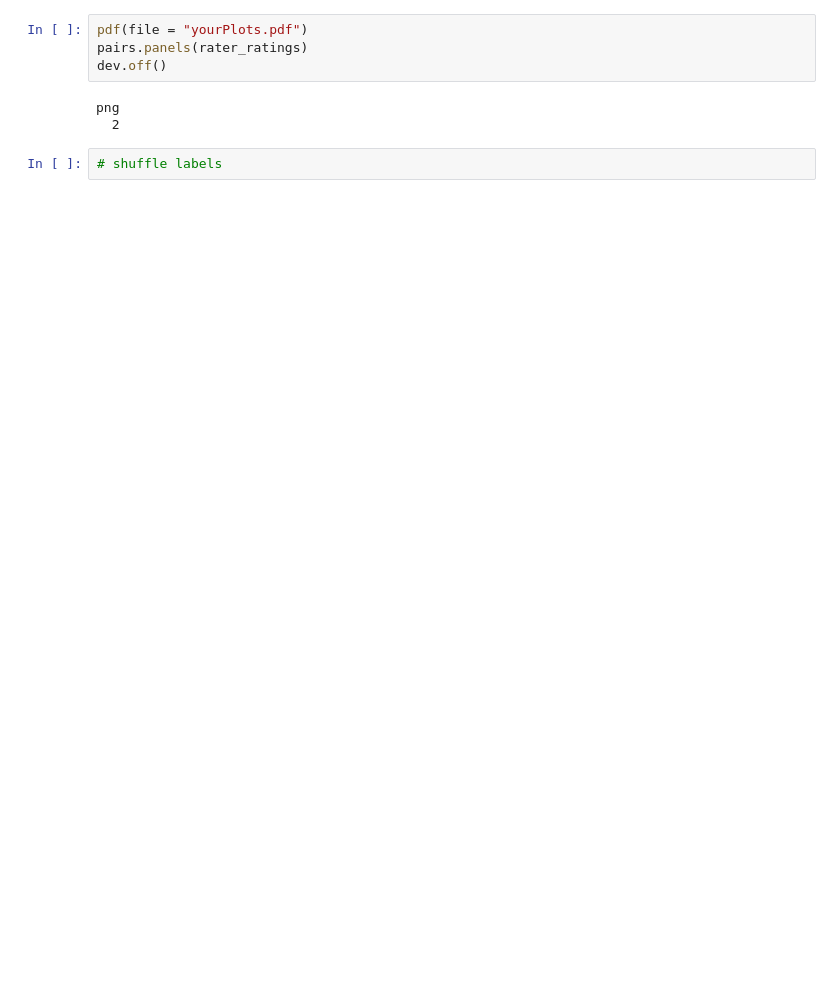
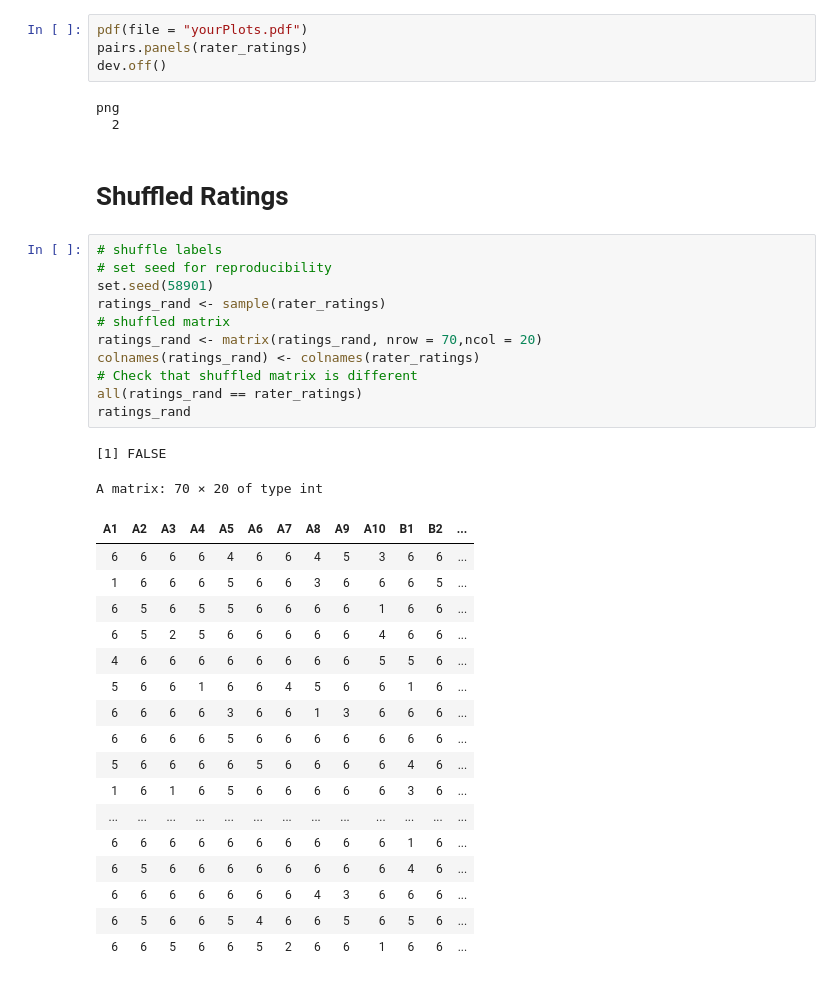
Before and after one commit to saltyseadawg/tonami-package, a Jupyter notebook: data_viz/ratings_analysis.ipynb, the cells around one changed output. Cells and saved outputs as stored; diff of their text form; blank space fills up the shorter version.

```diff
--- a/data_viz/ratings_analysis.ipynb
+++ b/data_viz/ratings_analysis.ipynb
@@ -154,5 +188,36 @@ dev.off()
 # %% [output]
 png
   2
+# %% [markdown]
+# Shuffled Ratings
 # %%
 # shuffle labels
+# set seed for reproducibility
+set.seed(58901)
+ratings_rand <- sample(rater_ratings)
+# shuffled matrix
+ratings_rand <- matrix(ratings_rand, nrow = 70,ncol = 20)
+colnames(ratings_rand) <- colnames(rater_ratings)
+# Check that shuffled matrix is different
+all(ratings_rand == rater_ratings)
+ratings_rand
+# %% [output]
+[1] FALSE
+A matrix: 70 × 20 of type int
+| A1 | A2 | A3 | A4 | A5 | A6 | A7 | A8 | A9 | A10 | B1 | B2 | ... |
+| 6 | 6 | 6 | 6 | 4 | 6 | 6 | 4 | 5 | 3 | 6 | 6 | ... |
+| 1 | 6 | 6 | 6 | 5 | 6 | 6 | 3 | 6 | 6 | 6 | 5 | ... |
+| 6 | 5 | 6 | 5 | 5 | 6 | 6 | 6 | 6 | 1 | 6 | 6 | ... |
+| 6 | 5 | 2 | 5 | 6 | 6 | 6 | 6 | 6 | 4 | 6 | 6 | ... |
+| 4 | 6 | 6 | 6 | 6 | 6 | 6 | 6 | 6 | 5 | 5 | 6 | ... |
+| 5 | 6 | 6 | 1 | 6 | 6 | 4 | 5 | 6 | 6 | 1 | 6 | ... |
+| 6 | 6 | 6 | 6 | 3 | 6 | 6 | 1 | 3 | 6 | 6 | 6 | ... |
+| 6 | 6 | 6 | 6 | 5 | 6 | 6 | 6 | 6 | 6 | 6 | 6 | ... |
+| 5 | 6 | 6 | 6 | 6 | 5 | 6 | 6 | 6 | 6 | 4 | 6 | ... |
+| 1 | 6 | 1 | 6 | 5 | 6 | 6 | 6 | 6 | 6 | 3 | 6 | ... |
+| ... | ... | ... | ... | ... | ... | ... | ... | ... | ... | ... | ... | ... |
+| 6 | 6 | 6 | 6 | 6 | 6 | 6 | 6 | 6 | 6 | 1 | 6 | ... |
+| 6 | 5 | 6 | 6 | 6 | 6 | 6 | 6 | 6 | 6 | 4 | 6 | ... |
+| 6 | 6 | 6 | 6 | 6 | 6 | 6 | 4 | 3 | 6 | 6 | 6 | ... |
+| 6 | 5 | 6 | 6 | 5 | 4 | 6 | 6 | 5 | 6 | 5 | 6 | ... |
+| 6 | 6 | 5 | 6 | 6 | 5 | 2 | 6 | 6 | 1 | 6 | 6 | ... |
```
Also changed, not shown: parts of 11 cells of this notebook.
